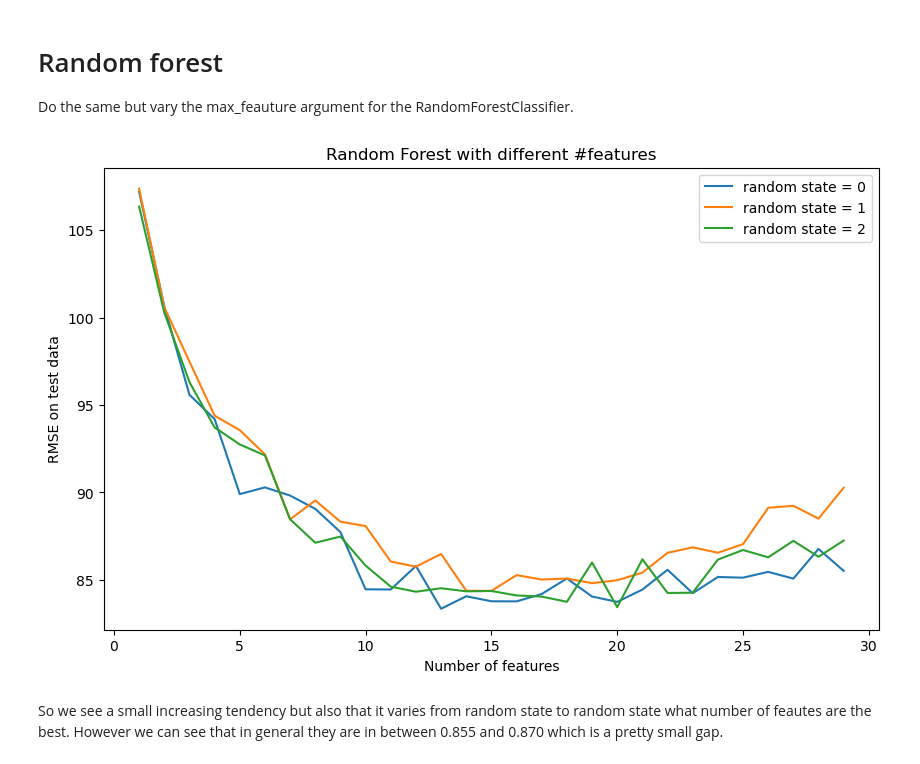
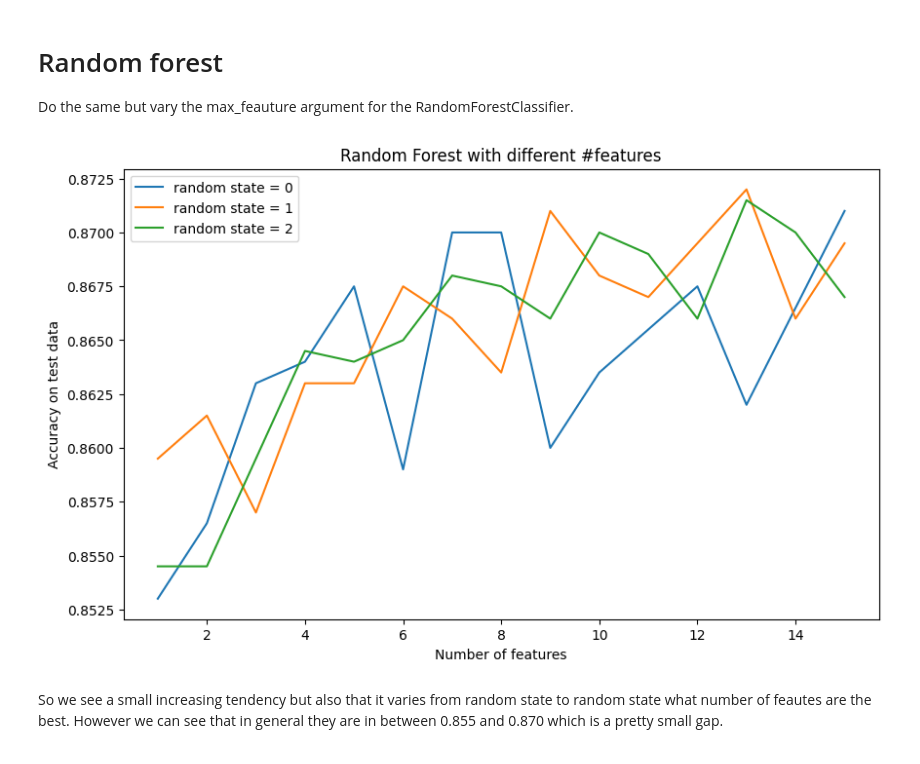
Before and after one commit to Chrillemis/Quant-Comp, a Jupyter notebook: Christian/Trees.ipynb, the cells around one changed output. Saved outputs shown, nothing was run; the diff lists cells and outputs as text; code cells hidden in the pictures.

```diff
--- a/Christian/Trees.ipynb
+++ b/Christian/Trees.ipynb
@@ -117,6 +110,6 @@ from sklearn.ensemble import RandomForestRegressor
 # %% [markdown]
 n_estimators are the number of trees in the forest.
 # %%
-bag_migrater = RandomForestRegressor(n_estimators=100, max_features = x_train.shape[1], random_state=0, bootstrap=True)
+bag_migrater = RandomForestClassifier(n_estimators=100, max_features = x_train.shape[1], random_state=0, bootstrap=True)
 bag_migrater.fit(x_train, y_train)
 # %% [output]
@@ -156,2 +153,28 @@ Lets look at the confusion matrix
 # %% [markdown]
 Since there is a lot of data wrongly classified lets look at the ROC curve
+# %%
+sensitivity_list = [1]
+specificity_list = [0]
+precision_list = [0]
+
+decision_boundary = np.linspace(0, 1, 100)
+decision_boundary_1 = np.linspace(0, 1, 101)
+
+for i in decision_boundary:
+    confusion = confusion_table(bag_migrater.predict_proba(x_test)[:,1] > i, y_test)
+    sensitivity = confusion[1][1]/confusion[1].sum()
+    specificity = confusion[0][0]/confusion[0].sum()
+    precision = confusion[1][1]/(confusion[1][1] + confusion[0][1])
+    sensitivity_list.append(sensitivity)
+    specificity_list.append(specificity)
+    precision_list.append(precision)
+
+plt.figure(figsize = (8, 5))
+plt.title('Rates vs Decision Boundary')
+plt.plot(decision_boundary_1, sensitivity_list, label='Sensitivity', c = 'r')
+plt.plot(decision_boundary_1, specificity_list, label='Specificity', c = 'b')
+plt.plot(decision_boundary_1, precision_list, label='Precision', c = 'g')
+plt.xlabel('Decision Boundary')
+plt.ylabel('Rate')
+plt.legend();
+plt.savefig(PathToRepo + '\\Plots\\Rates_vs_DecisionBoundary.png')
@@ -161,36 +212,36 @@ Do the same but vary the max_feauture argument for the RandomForestClassifier.
 # %%
 accuracy_list = []
 for i in range(1, x_train.shape[1] + 1):
-    rf_migrator = RandomForestRegressor(n_estimators=100, max_features = i, random_state=0, bootstrap=True)
+    rf_migrator = RandomForestClassifier(n_estimators=100, max_features = i, random_state=0, bootstrap=True)
     rf_migrator.fit(x_train, y_train)
-    accuracy = root_mean_squared_error(y_test, rf_migrator.predict(x_test))
+    accuracy = accuracy_score(y_test, rf_migrator.predict(x_test))
     accuracy_list.append(accuracy)
 # %%
 accuracy_list_1 = []
 for i in range(1, x_train.shape[1] + 1):
-    rf_migrator = RandomForestRegressor(n_estimators=100, max_features = i, random_state=1, bootstrap=True)
+    rf_migrator = RandomForestClassifier(n_estimators=100, max_features = i, random_state=1, bootstrap=True)
     rf_migrator.fit(x_train, y_train)
-    accuracy = root_mean_squared_error(y_test, rf_migrator.predict(x_test))
+    accuracy = accuracy_score(y_test, rf_migrator.predict(x_test))
     accuracy_list_1.append(accuracy)
 
 accuracy_list_2 = []
 for i in range(1, x_train.shape[1] + 1):
-    rf_migrator = RandomForestRegressor(n_estimators=100, max_features = i, random_state=2, bootstrap=True)
+    rf_migrator = RandomForestClassifier(n_estimators=100, max_features = i, random_state=2, bootstrap=True)
     rf_migrator.fit(x_train, y_train)
-    accuracy = root_mean_squared_error(y_test, rf_migrator.predict(x_test))
+    accuracy = accuracy_score(y_test, rf_migrator.predict(x_test))
     accuracy_list_2.append(accuracy)
 # %%
 plt.figure(figsize=(10, 6))
 plt.xlabel('Number of features')
-plt.ylabel('RMSE on test data')
+plt.ylabel('Accuracy on test data')
 plt.title('Random Forest with different #features')
 plt.plot(range(1, x_train.shape[1] + 1), accuracy_list, label = 'random state = 0')
 plt.plot(range(1, x_train.shape[1] + 1), accuracy_list_1, label = 'random state = 1')
 plt.plot(range(1, x_train.shape[1] + 1), accuracy_list_2, label = 'random state = 2')
-plt.savefig('Plots\\RandomForest.png')
+plt.savefig(PathToRepo + '\\Plots\\RandomForest.png')
 plt.legend();
 # %% [output]
-[figure, old version]
+[figure, new version]
 # %% [markdown]
 So we see a small increasing tendency but also that it varies from random state to random state what number of feautes are the best. However we can see that in general they are in between 0.855 and 0.870 which is a pretty small gap.
 # %% [markdown]
```
Also changed, not shown: parts of 25 cells of this notebook.
